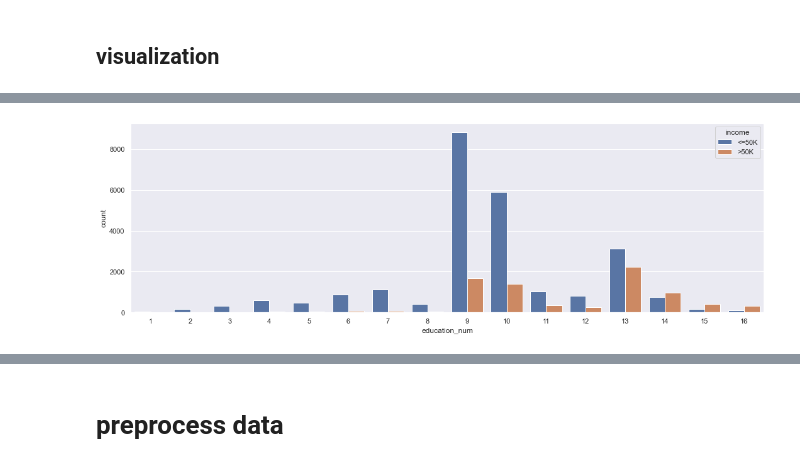
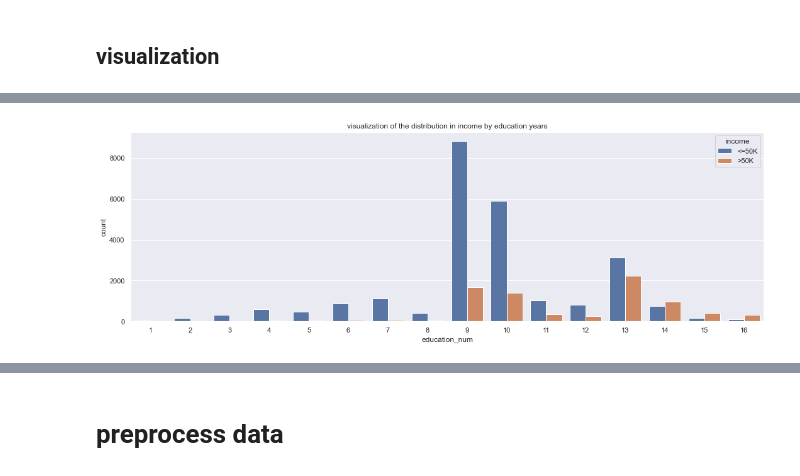
Before and after one commit to t-i-n-a-t/MachineLearning, a Jupyter notebook: Portfolio.ipynb, the cells around one changed output, grey strips where cells are left out. Cells and saved outputs as stored; diff of their text form; code cells hidden in the pictures.

```diff
--- a/Portfolio.ipynb
+++ b/Portfolio.ipynb
@@ -172,10 +173,11 @@ Text(0.5, 1.0, 'Income of Individuals of Different Age Groups')
 [figure]
 # %%
-# income in correlation with education years
+# visualization of the distribution in income by education years
 plt.figure(figsize=(15,5))
 sns.countplot(x = 'education_num', hue = 'income', data = data)
 plt.tight_layout()
+plt.title('visualization of the distribution in income by education years')
 plt.show()
 # %% [output]
-[figure, old version]
+[figure, new version]
 # %%
```
Also changed, not shown: parts of 39 cells of this notebook.
